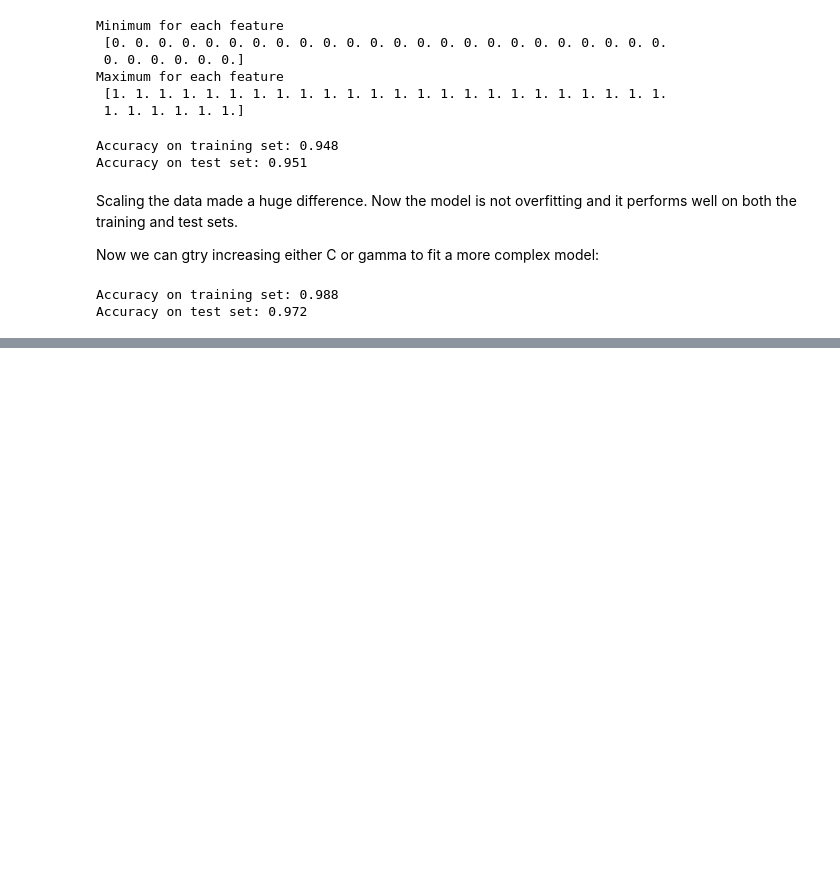
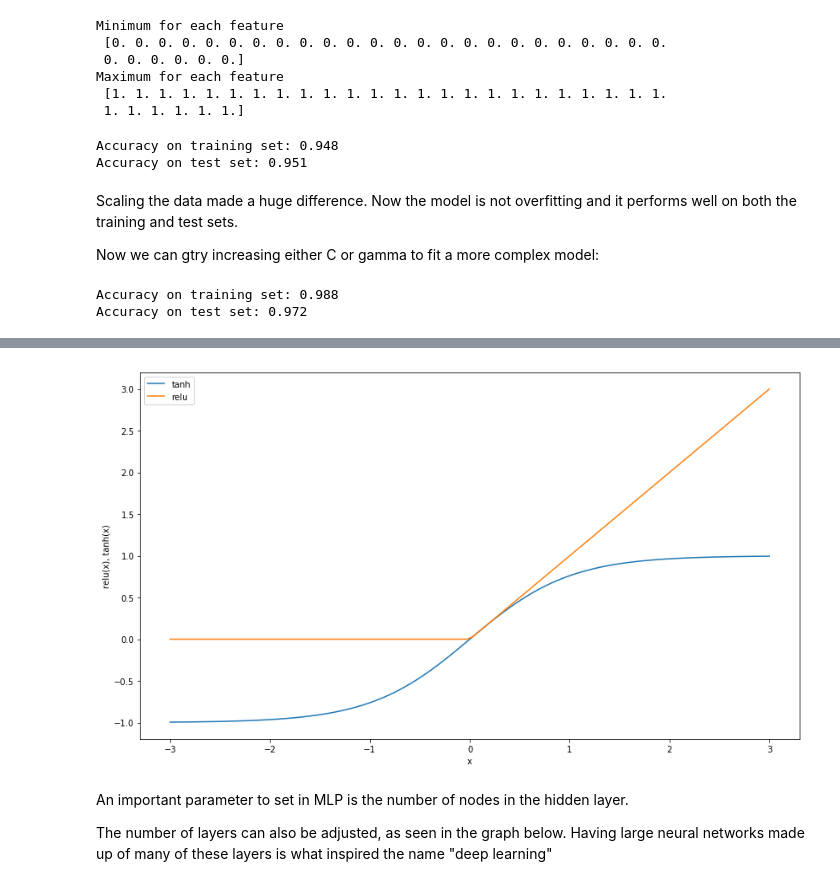
Before and after one commit to Patabu2/machine_learning_study, a Jupyter notebook: Chapter 2- Supervised learning.ipynb, the cells around one changed output, grey strips where cells are left out. Saved outputs shown, nothing was run; the diff lists cells and outputs as text; code cells hidden in the pictures; blank space fills up the shorter version.

Commit message:
Begin neural networks

```diff
--- a/Chapter 2- Supervised learning.ipynb
+++ b/Chapter 2- Supervised learning.ipynb
@@ -1291,0 +1318,15 @@ Accuracy on test set: 0.972
+# %%
+line = np.linspace(-3, 3, 100)
+plt.figure(figsize = (14,8))
+plt.plot(line, np.tanh(line), label = "tanh")
+plt.plot(line, np.maximum(line, 0), label = "relu")
+plt.legend(loc = "best")
+plt.xlabel("x")
+plt.ylabel("relu(x), tanh(x)")
+plt.show()
+# %% [output]
+[figure, added]
+# %% [markdown]
+An important parameter to set in MLP is the number of nodes in the hidden layer.
+
+The number of layers can also be adjusted, as seen in the graph below. Having large neural networks made up of many of these layers is what inspired the name "deep learning"
```
Also changed, not shown: parts of 17 cells of this notebook.
